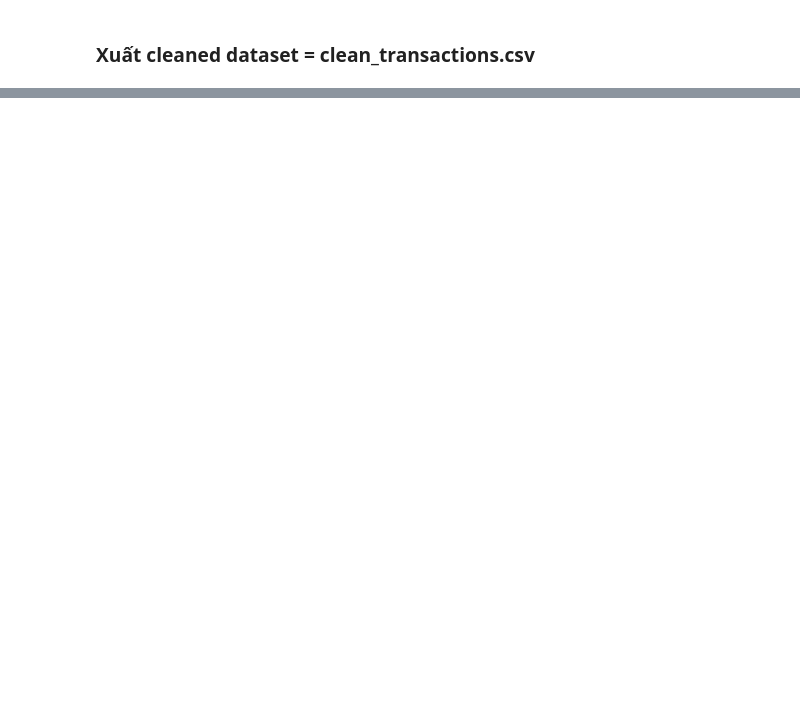
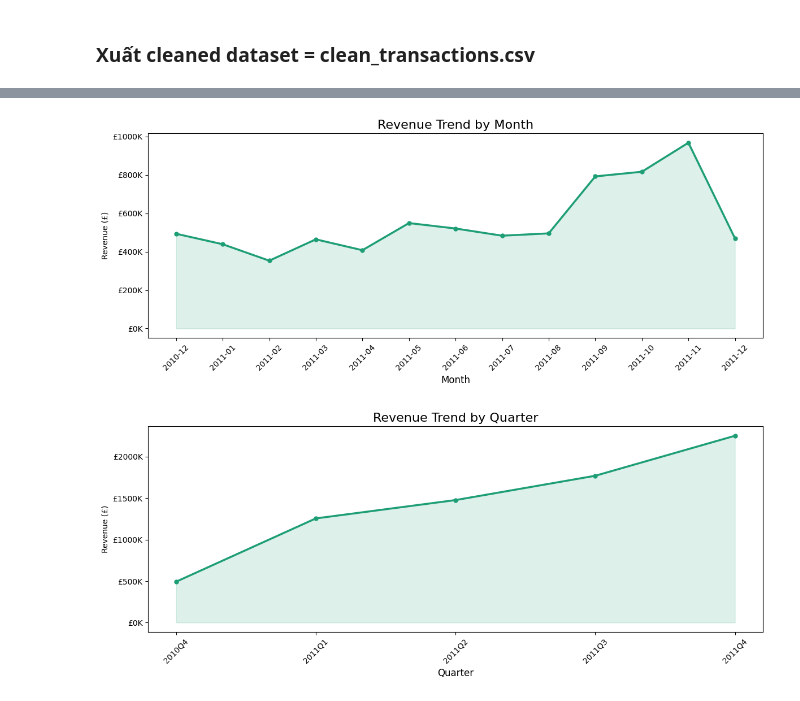
Before and after one commit to AIO-OIA-Organization/AIO_OIA_Project01_Customer_Segmentation, a Jupyter notebook: notebooks/01_cleaning_and_eda_1.ipynb, the cells around one changed output, grey strips where cells are left out. Cells and saved outputs as stored; diff of their text form; code cells hidden in the pictures; blank space fills up the shorter version.

```diff
--- a/notebooks/01_cleaning_and_eda_1.ipynb
+++ b/notebooks/01_cleaning_and_eda_1.ipynb
@@ -213,0 +221,18 @@ Dữ liệu đã được lưu vào: ../data/processed/clean_transactions.csv
+# %%
+analyzer = CsvEDA(pd.read_csv(EXPORT_PATH))
+df = analyzer.load_data()
+df = ConvertDataType(column_name='CustomerID', target_type=int).convert(df)
+df = ConvertDataType(column_name='CustomerID', target_type=str).convert(df)
+df = ConvertDataType(column_name='InvoiceDate', target_type='datetime').convert(df)
+EDAOrchestrator = EDAOrchestrator(analyzer=analyzer, visualizer=EDAVisualizer())
+
+results = {'figures': {}}
+
+fig_m, _ = EDAOrchestrator.revenue_trend_orchestrator(df, freq='M')
+results['figures']['revenue_trend_monthly'] = fig_m
+
+fig_q, _ = EDAOrchestrator.revenue_trend_orchestrator(df, freq='Q')
+results['figures']['revenue_trend_quarterly'] = fig_q
+# %% [output]
+[figure, added]
+[figure, added]
```
Also changed, not shown: parts of 16 cells of this notebook, 15 other files.
